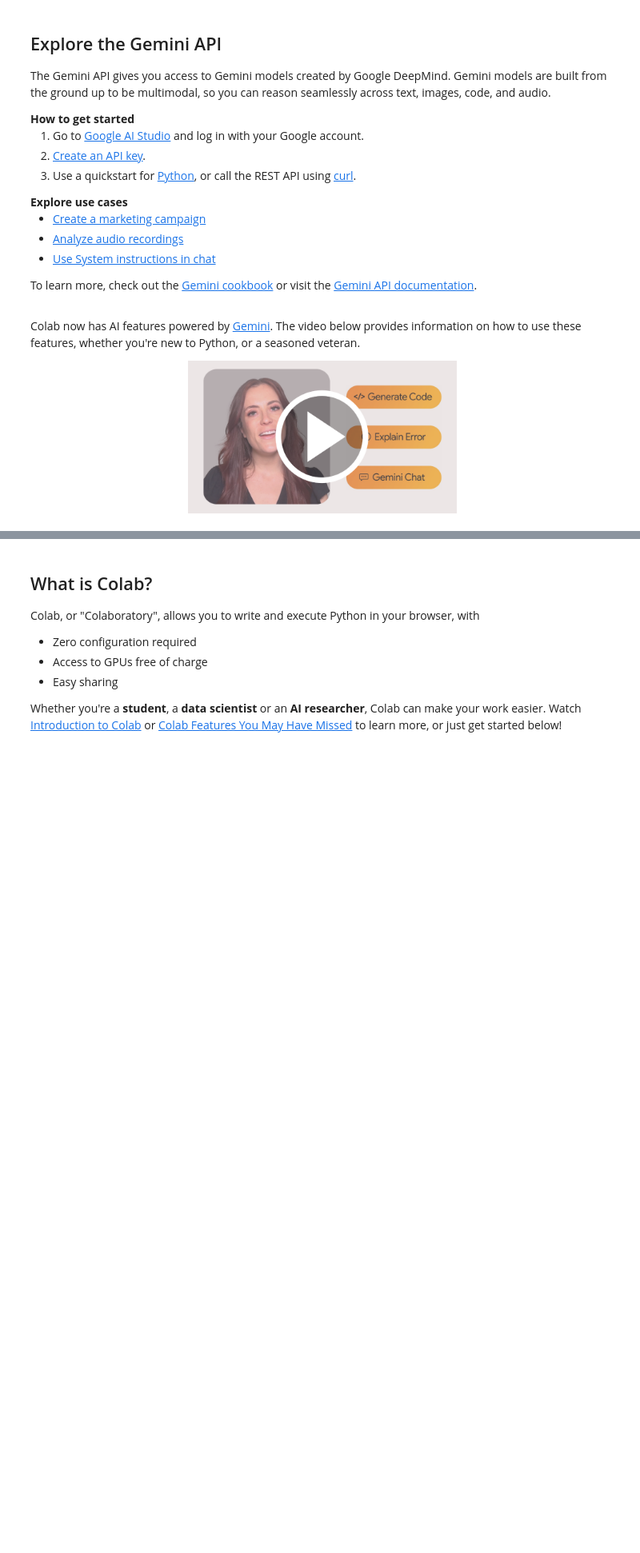
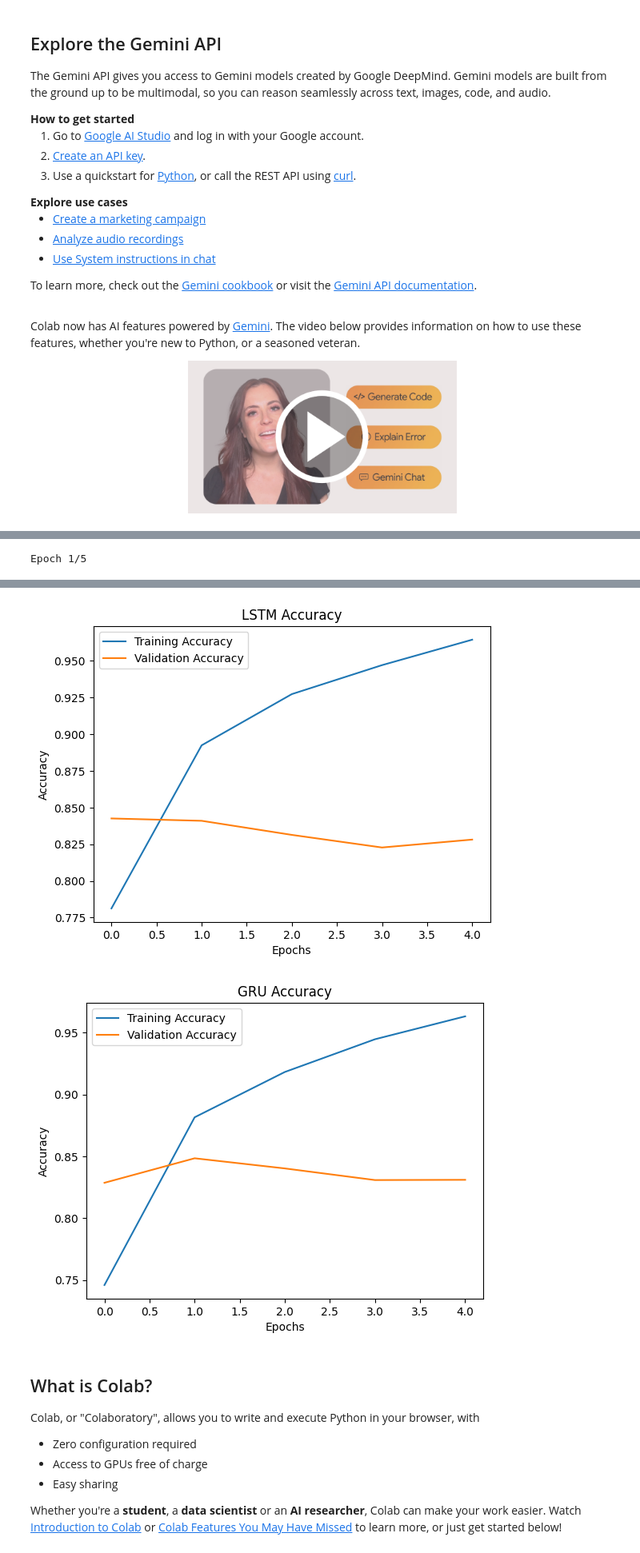
Before and after one commit to 2203A51779/NLP, a Jupyter notebook: Welcome_To_Colab.ipynb, the cells around one changed output, grey strips where cells are left out. Shown: that part at 80% size. Saved outputs shown, nothing was run; the diff lists cells and outputs as text; code cells hidden in the pictures; blank space fills up the shorter version.

```diff
--- a/Welcome_To_Colab.ipynb
+++ b/Welcome_To_Colab.ipynb
@@ -34,0 +101,76 @@
+# %%
+import numpy as np
+import tensorflow as tf
+from tensorflow.keras.datasets import imdb
+from tensorflow.keras.preprocessing.sequence import pad_sequences
+from tensorflow.keras.models import Sequential
+from tensorflow.keras.layers import Embedding, LSTM, GRU, Dense, Dropout
+from tensorflow.keras.utils import to_categorical
+import matplotlib.pyplot as plt
+
+# Parameters
+max_words = 10000  # Maximum number of words to consider as features
+maxlen = 100       # Cut texts after this number of words (among top max_words most common words)
+
+# Load data
+(x_train, y_train), (x_test, y_test) = imdb.load_data(num_words=max_words)
+
+# Pad sequences to ensure equal length
+x_train = pad_sequences(x_train, maxlen=maxlen)
+x_test = pad_sequences(x_test, maxlen=maxlen)
+
+# One-hot encode the labels
+y_train = to_categorical(y_train)
+y_test = to_categorical(y_test)
+
+# Function to create an LSTM model
+def create_lstm_model():
+    model = Sequential()
+    model.add(Embedding(max_words, 128, input_length=maxlen))
+    model.add(LSTM(128))
+    model.add(Dropout(0.5))
+    model.add(Dense(2, activation='softmax'))
+    model.compile(loss='categorical_crossentropy', optimizer='adam', metrics=['accuracy'])
+    return model
+
+# Function to create a GRU model
+def create_gru_model():
+    model = Sequential()
+    model.add(Embedding(max_words, 128, input_length=maxlen))
+    model.add(GRU(128))
+    model.add(Dropout(0.5))
+    model.add(Dense(2, activation='softmax'))
+    model.compile(loss='categorical_crossentropy', optimizer='adam', metrics=['accuracy'])
+    return model
+
+# Train the LSTM model
+lstm_model = create_lstm_model()
+lstm_history = lstm_model.fit(x_train, y_train, epochs=5, batch_size=128, validation_split=0.2, verbose=1)
+
+# Evaluate the LSTM model
+lstm_loss, lstm_accuracy = lstm_model.evaluate(x_test, y_test, verbose=0)
+print(f'LSTM Model Accuracy: {lstm_accuracy:.4f}')
+
+# Train the GRU model
+gru_model = create_gru_model()
+gru_history = gru_model.fit(x_train, y_train, epochs=5, batch_size=128, validation_split=0.2, verbose=1)
+
+# Evaluate the GRU model
+gru_loss, gru_accuracy = gru_model.evaluate(x_test, y_test, verbose=0)
+print(f'GRU Model Accuracy: {gru_accuracy:.4f}')
+
+# Function to plot training history
+def plot_history(history, model_name):
+    plt.plot(history.history['accuracy'], label='Training Accuracy')
+    plt.plot(history.history['val_accuracy'], label='Validation Accuracy')
+    plt.title(f'{model_name} Accuracy')
+    plt.xlabel('Epochs')
+    plt.ylabel('Accuracy')
+    plt.legend()
+    plt.show()
+
+# Plot training history for both models
+plot_history(lstm_history, 'LSTM')
+plot_history(gru_history, 'GRU')
+# %% [output]
+Epoch 1/5
@@ -35,3 +194,5 @@
+[figure, added]
+[figure, added]
 # %% [markdown]
 <div class="markdown-google-sans">
   <h2>What is Colab?</h2>
```
Also changed, not shown: parts of 4 cells of this notebook.
